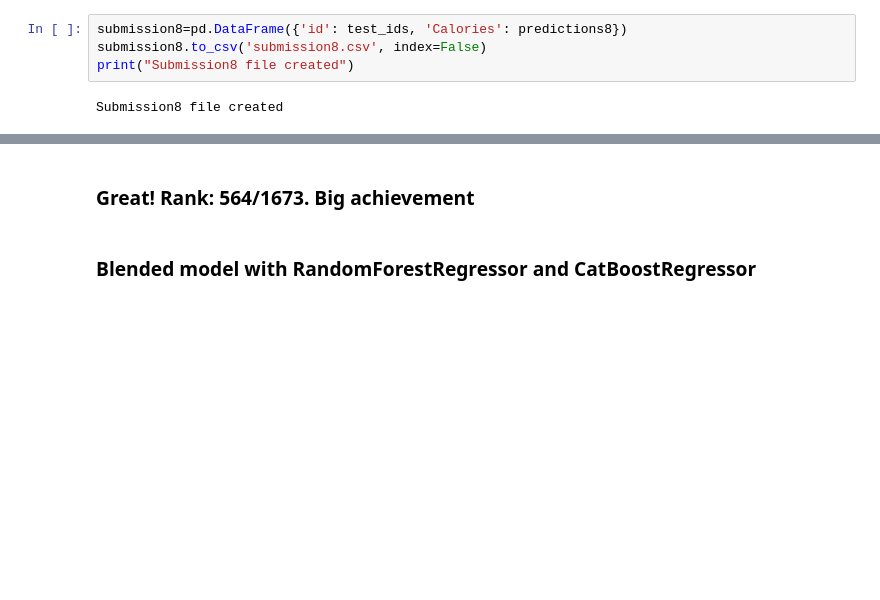
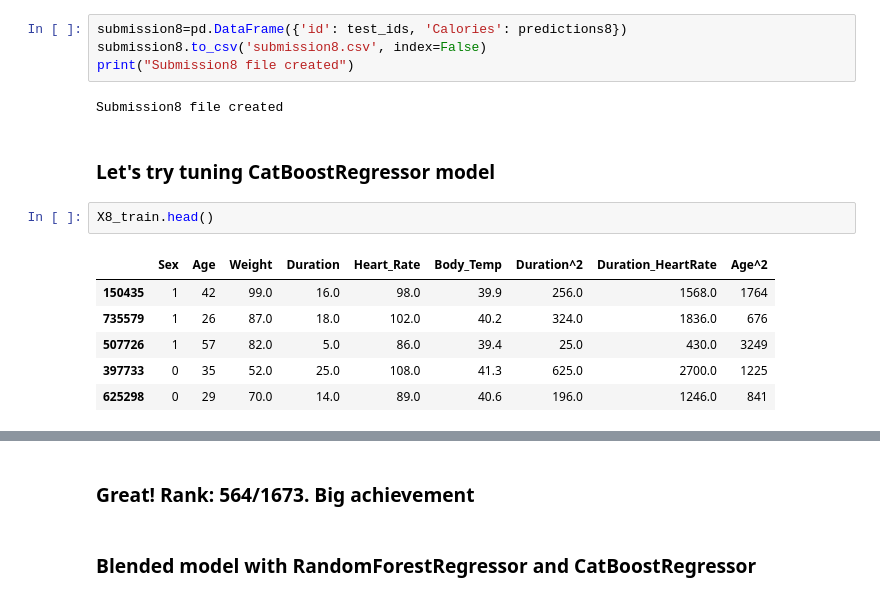
Before and after one commit to Jaggi0504/Kaggle-Calorie-Burn-Prediction, a Jupyter notebook: predict-calorie.ipynb, the cells around one changed output, grey strips where cells are left out. Cells and saved outputs as stored; diff of their text form; blank space fills up the shorter version.

```diff
--- a/predict-calorie.ipynb
+++ b/predict-calorie.ipynb
@@ -784,3 +782,14 @@ submission8.to_csv('submission8.csv', index=False)
 print("Submission8 file created")
 # %% [output]
 Submission8 file created
+# %% [markdown]
+### Let's try tuning CatBoostRegressor model
+# %%
+X8_train.head()
+# %% [output]
+|  | Sex | Age | Weight | Duration | Heart_Rate | Body_Temp | Duration^2 | Duration_HeartRate | Age^2 |
+| 150435 | 1 | 42 | 99.0 | 16.0 | 98.0 | 39.9 | 256.0 | 1568.0 | 1764 |
+| 735579 | 1 | 26 | 87.0 | 18.0 | 102.0 | 40.2 | 324.0 | 1836.0 | 676 |
+| 507726 | 1 | 57 | 82.0 | 5.0 | 86.0 | 39.4 | 25.0 | 430.0 | 3249 |
+| 397733 | 0 | 35 | 52.0 | 25.0 | 108.0 | 41.3 | 625.0 | 2700.0 | 1225 |
+| 625298 | 0 | 29 | 70.0 | 14.0 | 89.0 | 40.6 | 196.0 | 1246.0 | 841 |
```
Also changed, not shown: parts of 24 cells of this notebook, 4 other files.
